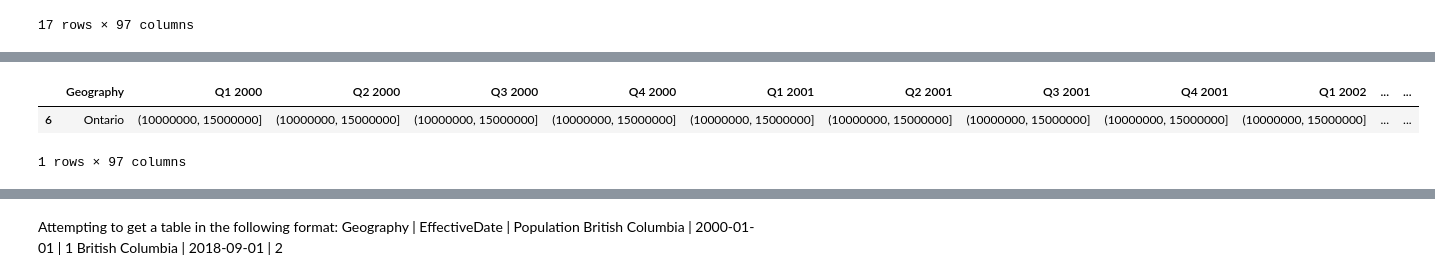
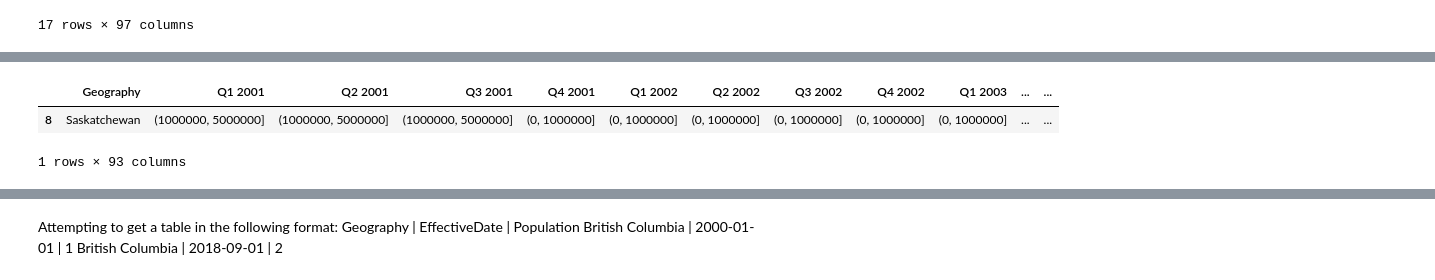
Before and after one commit to Daniel-Dumitrescu/csi4142-project, a Jupyter notebook: Region_Preprocessing.ipynb, the cells around one changed output, grey strips where cells are left out. Cells and saved outputs as stored; diff of their text form; code cells hidden in the pictures.

```diff
--- a/Region_Preprocessing.ipynb
+++ b/Region_Preprocessing.ipynb
@@ -494,3 +494,6 @@ region_pop.head(20)
 | 15 | Prairies | 5130086 | 5143515 | 5159076 | 5171157 | 5179866 | 5192565 | 5210312 | 5230141 | 5244076 | ... | ... |
 | 16 | Territories | 98263 | 98065 | 98409 | 98552 | 98569 | 98678 | 99144 | 99432 | 99666 | ... | ... |
 17 rows × 97 columns
+# %%
+region_pop = region_pop.drop(columns = ['Q1 2000', 'Q2 2000', 'Q3 2000', 'Q4 2000'])
+region_pop.head()
@@ -531,8 +542,8 @@ region_pop.head(20)
 # %%
 # region_pop_change = pd.DataFrame()
-region_pop_on = region_pop[region_pop['Geography'] == 'Ontario']
+region_pop_on = region_pop[region_pop['Geography'] == 'Saskatchewan']
 region_pop_on.head()
 # %% [output]
-|  | Geography | Q1 2000 | Q2 2000 | Q3 2000 | Q4 2000 | Q1 2001 | Q2 2001 | Q3 2001 | Q4 2001 | Q1 2002 | ... | ... |
-| 6 | Ontario | (10000000, 15000000] | (10000000, 15000000] | (10000000, 15000000] | (10000000, 15000000] | (10000000, 15000000] | (10000000, 15000000] | (10000000, 15000000] | (10000000, 15000000] | (10000000, 15000000] | ... | ... |
+|  | Geography | Q1 2001 | Q2 2001 | Q3 2001 | Q4 2001 | Q1 2002 | Q2 2002 | Q3 2002 | Q4 2002 | Q1 2003 | ... | ... |
+| 8 | Saskatchewan | (1000000, 5000000] | (1000000, 5000000] | (1000000, 5000000] | (0, 1000000] | (0, 1000000] | (0, 1000000] | (0, 1000000] | (0, 1000000] | (0, 1000000] | ... | ... |
-1 rows × 97 columns
+1 rows × 93 columns
```
Also changed, not shown: parts of 15 cells of this notebook, 1 other file.
